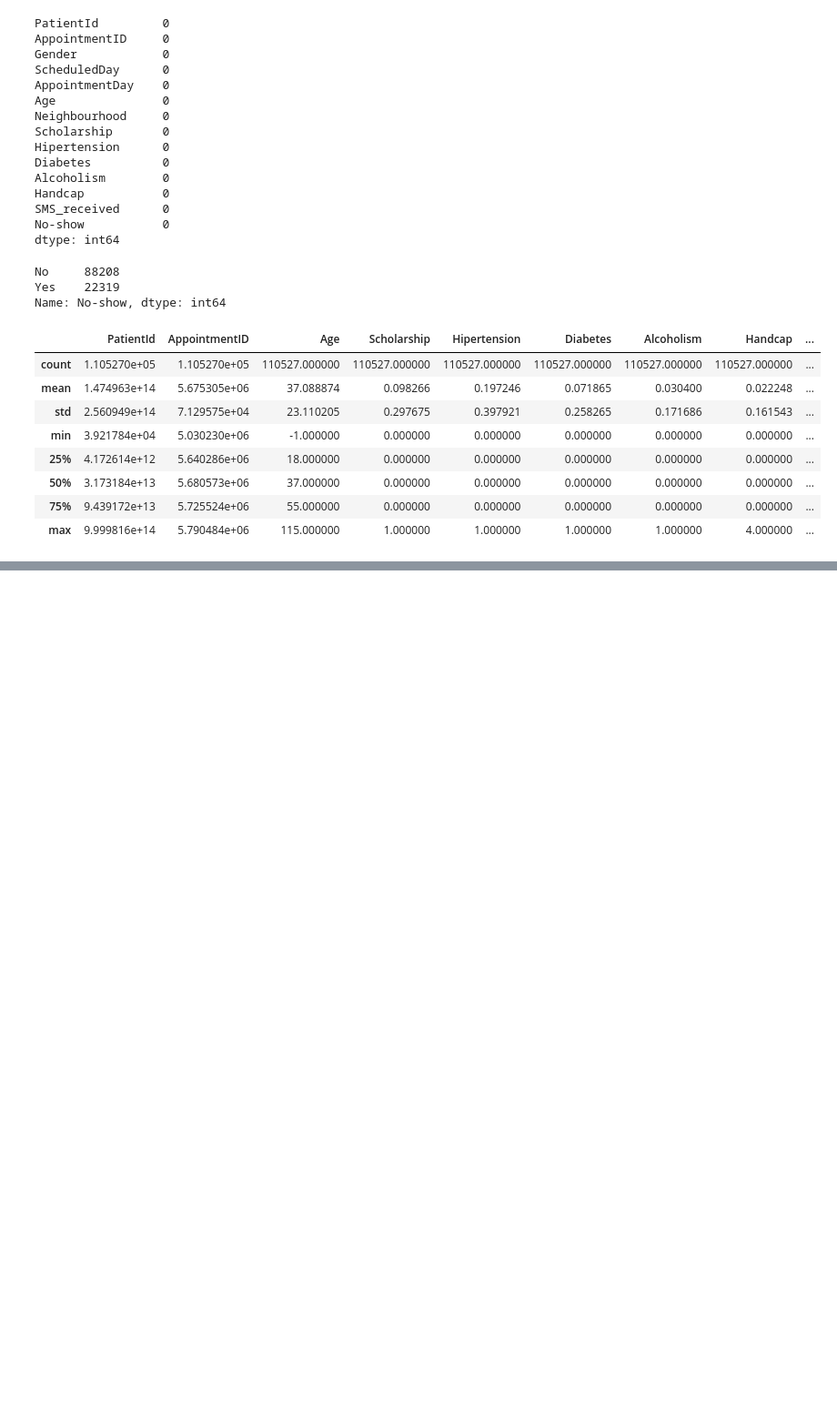
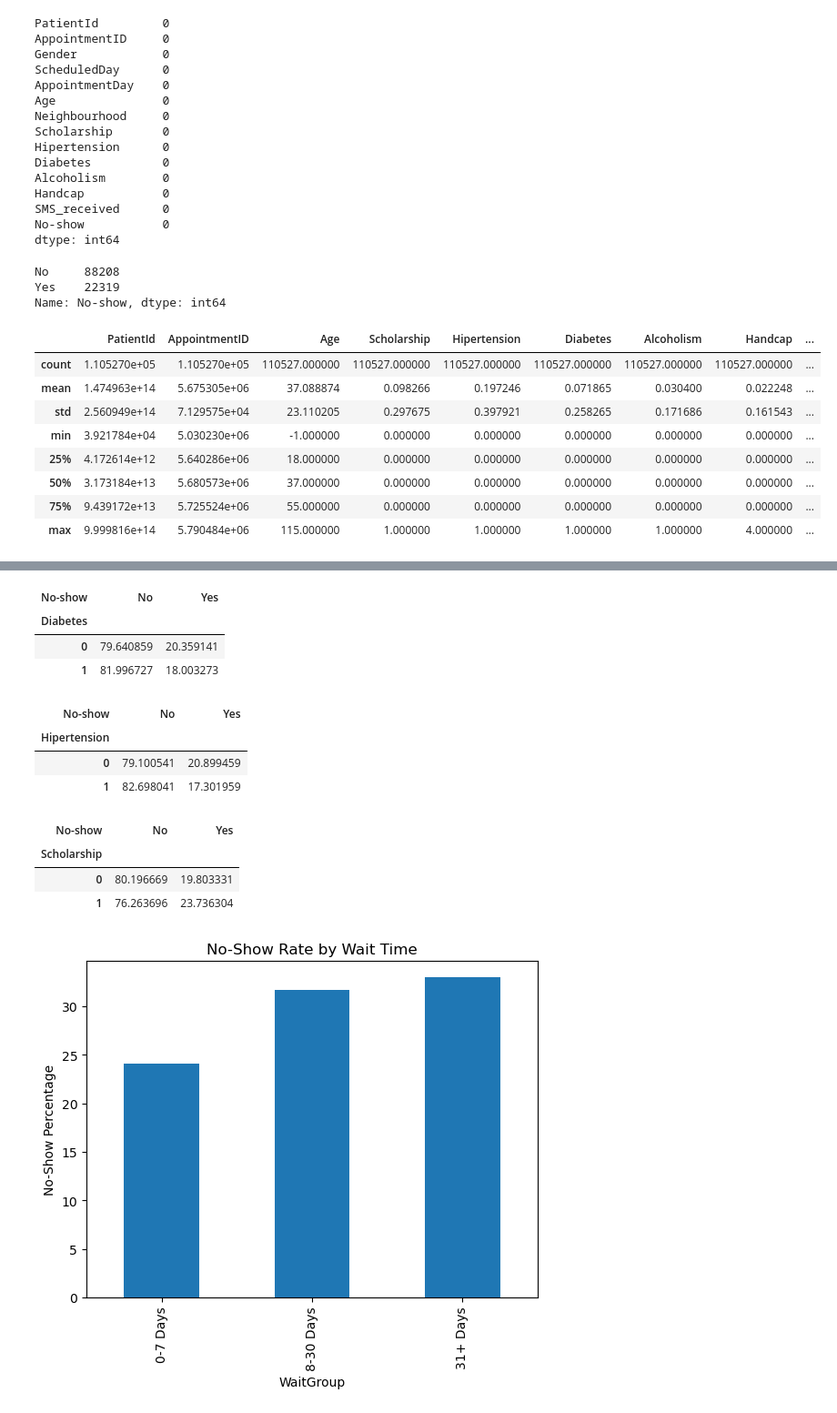
Before and after one commit to egwin95/Healthcare-NoShow-Capstone, a Jupyter notebook: notebooks/Data_Exploration.ipynb, the cells around one changed output, grey strips where cells are left out. Shown at 91% size. Saved outputs shown, nothing was run; the diff lists cells and outputs as text; code cells hidden in the pictures; blank space fills up the shorter version.

```diff
--- a/notebooks/Data_Exploration.ipynb
+++ b/notebooks/Data_Exploration.ipynb
@@ -73,0 +232,8 @@ df.describe()
+# %%
+df_clean = df_clean[df_clean['WaitDays'] >= 0].copy()
+
+df_clean['WaitGroup'] = pd.cut(
+    df_clean['WaitDays'],
+    bins=[0,7,30,180],
+    labels=['0-7 Days', '8-30 Days', '31+ Days']
+)
@@ -73,0 +282,8 @@ df.describe()
+# %%
+wait_analysis = pd.crosstab(
+    df_clean['WaitGroup'],
+    df_clean['No-show'],
+    normalize='index'
+) * 100
+
+wait_analysis
@@ -73,0 +296,47 @@ df.describe()
+# %%
+diabetes_analysis = pd.crosstab(
+    df_clean['Diabetes'],
+    df_clean['No-show'],
+    normalize='index'
+) * 100
+
+diabetes_analysis
+# %% [output]
+| No-show | No | Yes |
+| Diabetes |  |  |
+| 0 | 79.640859 | 20.359141 |
+| 1 | 81.996727 | 18.003273 |
+# %%
+hypertension_analysis = pd.crosstab(
+    df_clean['Hipertension'],
+    df_clean['No-show'],
+    normalize='index'
+) * 100
+
+hypertension_analysis
+# %% [output]
+| No-show | No | Yes |
+| Hipertension |  |  |
+| 0 | 79.100541 | 20.899459 |
+| 1 | 82.698041 | 17.301959 |
+# %%
+scholarship_analysis = pd.crosstab(
+    df_clean['Scholarship'],
+    df_clean['No-show'],
+    normalize='index'
+) * 100
+
+scholarship_analysis
+# %% [output]
+| No-show | No | Yes |
+| Scholarship |  |  |
+| 0 | 80.196669 | 19.803331 |
+| 1 | 76.263696 | 23.736304 |
+# %%
+wait_analysis['Yes'].plot(kind='bar')
+
+plt.title('No-Show Rate by Wait Time')
+plt.ylabel('No-Show Percentage')
+plt.show()
+# %% [output]
+[figure, added]
```
Also changed, not shown: parts of 36 cells of this notebook, 17 other files.
